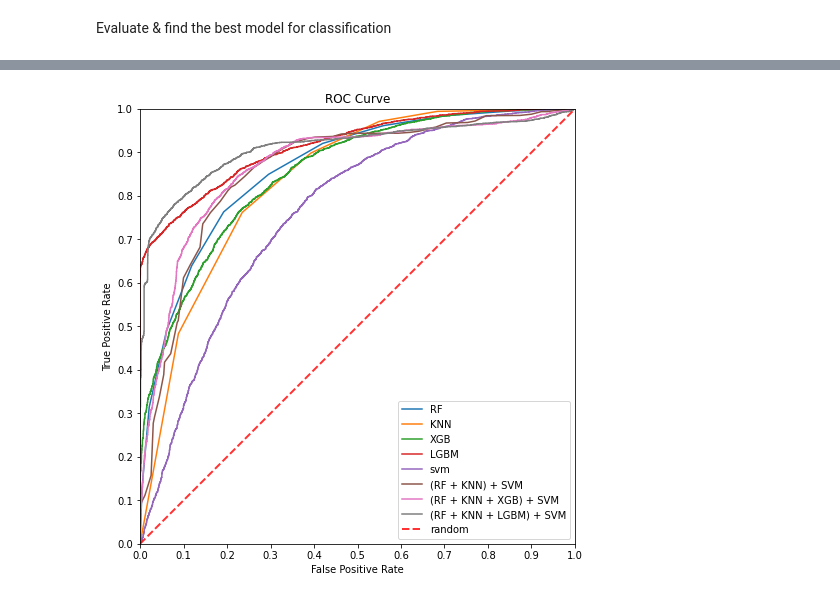
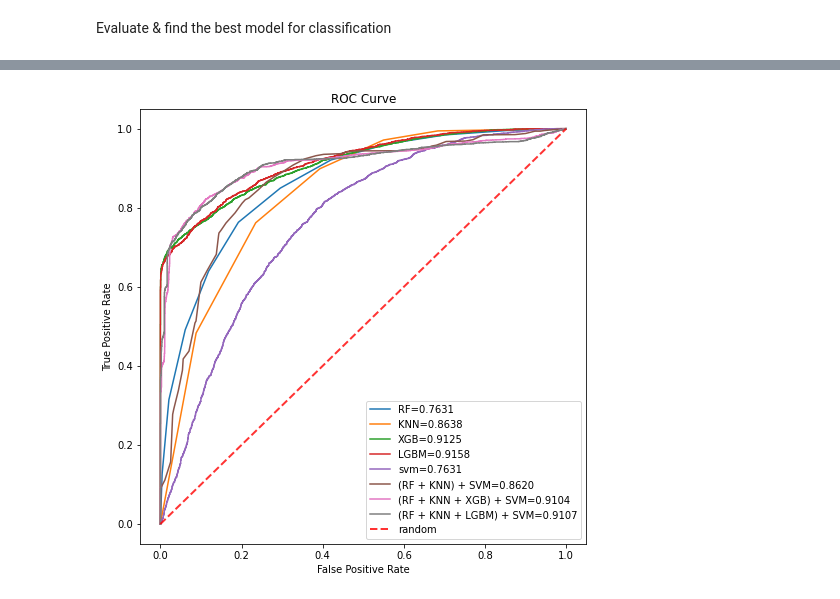
Before and after one commit to istiaqahmedfahim/restart_2022, a Jupyter notebook: Stacking.ipynb, the cells around one changed output, grey strips where cells are left out. Saved outputs shown, nothing was run; the diff lists cells and outputs as text; code cells hidden in the pictures.

Commit message:
Added ROC AUC score in the graph

```diff
--- a/Stacking.ipynb
+++ b/Stacking.ipynb
@@ -1328,31 +1346,35 @@ fpr_RKXS, tpr_RKXS, thresholds = roc_curve(y_test, RKXS_score)
 fpr_clf, tpr_clf, thresholds = roc_curve(y_test, clf_score)
 #print(fpr_clf)
 #print(tpr_clf)
+# %%
+roc_auc_svm = roc_auc_score(y_test,svm_score)
+roc_auc_RF = roc_auc_score(y_test, RF_score)
+roc_auc_XGB = roc_auc_score(y_test, XGB_score)
+roc_auc_LGBM = roc_auc_score(y_test, LGBM_score)
+roc_auc_KNN = roc_auc_score(y_test, RKS_score)
+roc_auc_RKS = roc_auc_score(y_test, RKS_score)
+roc_auc_RKXS = roc_auc_score(y_test, RKXS_score)
+roc_auc_clf = roc_auc_score(y_test, clf_score)
 # %%
 fig_1 = plt.figure(figsize=(8,8))
-plt.plot(fpr_RF, tpr_RF, label='RF') #Ensamble
-plt.plot(fpr_KNN, tpr_KNN, label='KNN') #Ensamble
-plt.plot(fpr_XGB, tpr_XGB, label='XGB') #Ensamble
-plt.plot(fpr_LGBM, tpr_LGBM, label='LGBM') #Ensamble
-plt.plot(fpr_svm, tpr_svm, label='svm') #Ensamble
-plt.plot(fpr_RKS, tpr_RKS, label='(RF + KNN) + SVM') #Ensamble
-plt.plot(fpr_RKXS, tpr_RKXS, label='(RF + KNN + XGB) + SVM') #Ensamble
-plt.plot(fpr_clf, tpr_clf, label='(RF + KNN + LGBM) + SVM') #Ensamble
+plt.plot(fpr_RF, tpr_RF, label='RF=%0.4f' %roc_auc_svm) #Ensamble
+plt.plot(fpr_KNN, tpr_KNN, label='KNN=%0.4f' %roc_auc_RF) #Ensamble
+plt.plot(fpr_XGB, tpr_XGB, label='XGB=%0.4f' %roc_auc_XGB) #Ensamble
+plt.plot(fpr_LGBM, tpr_LGBM, label='LGBM=%0.4f' %roc_auc_LGBM) #Ensamble
+plt.plot(fpr_svm, tpr_svm, label='svm=%0.4f' %roc_auc_svm) #Ensamble
+plt.plot(fpr_RKS, tpr_RKS, label='(RF + KNN) + SVM=%0.4f' %roc_auc_RKS) #Ensamble
+plt.plot(fpr_RKXS, tpr_RKXS, label='(RF + KNN + XGB) + SVM=%0.4f' %roc_auc_RKXS) #Ensamble
+plt.plot(fpr_clf, tpr_clf, label='(RF + KNN + LGBM) + SVM=%0.4f' %roc_auc_clf) #Ensamble
 
-plt.plot([0, 1], [0, 1], linestyle='--', lw=2, color='r',
+plt.plot([0, 1],linestyle='--', lw=2, color='r',
          label='random', alpha=.8)
-plt.xlim([0,1])
-plt.ylim([0,1])
-plt.xticks(np.arange(0,1.1,0.1))
-plt.yticks(np.arange(0,1.1,0.1))
 plt.grid()
 plt.legend()
-plt.axes().set_aspect('equal')
 plt.title('ROC Curve')
 plt.xlabel('False Positive Rate')
 plt.ylabel('True Positive Rate')
 plt.grid(b=None)
 plt.show()
-fig_1.savefig('ROC_10f.png')
+#fig_1.savefig('ROC_10f.png')
 # %% [output]
-[figure, old version]
+[figure, new version]
```
Also changed, not shown: parts of 37 cells of this notebook.
